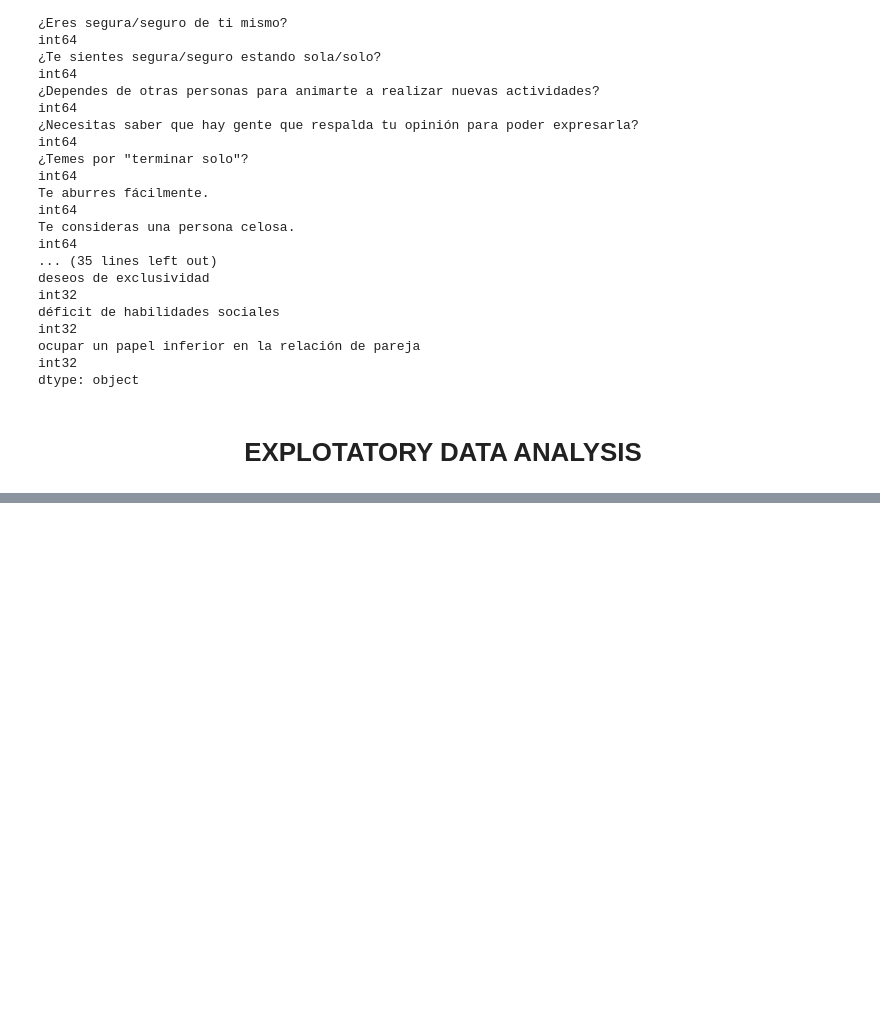
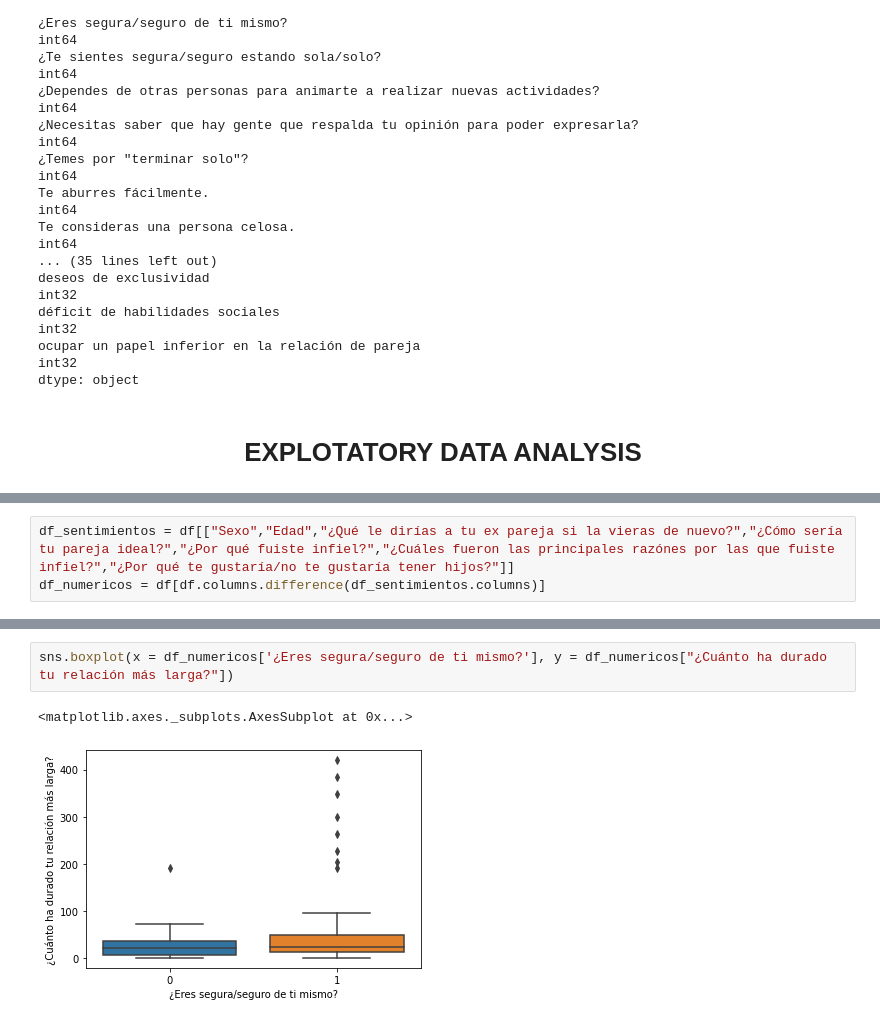
Before and after one commit to FisherPearson/Dependencia-Emocional, a Jupyter notebook: Dependencia Emocional.ipynb, the cells around one changed output, grey strips where cells are left out. Saved outputs shown, nothing was run; the diff lists cells and outputs as text; blank space fills up the shorter version.

```diff
--- a/Dependencia Emocional.ipynb
+++ b/Dependencia Emocional.ipynb
@@ -725,0 +744,3 @@ dtype: object
+# %%
+df_sentimientos = df[["Sexo","Edad","¿Qué le dirías a tu ex pareja si la vieras de nuevo?","¿Cómo sería tu pareja ideal?","¿Por qué fuiste infiel?","¿Cuáles fueron las principales razónes por las que fuiste infiel?","¿Por qué te gustaría/no te gustaría tener hijos?"]]
+df_numericos = df[df.columns.difference(df_sentimientos.columns)]
@@ -725,0 +773,5 @@ dtype: object
+# %%
+sns.boxplot(x = df_numericos['¿Eres segura/seguro de ti mismo?'], y = df_numericos["¿Cuánto ha durado tu relación más larga?"])
+# %% [output]
+<matplotlib.axes._subplots.AxesSubplot at 0x...>
+[figure, added]
```
Also changed, not shown: parts of 30 cells of this notebook.
